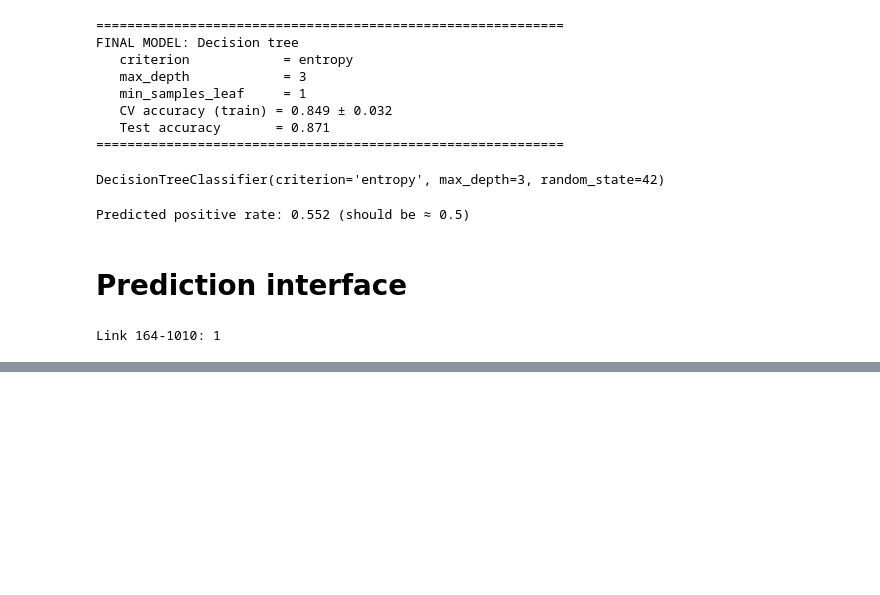
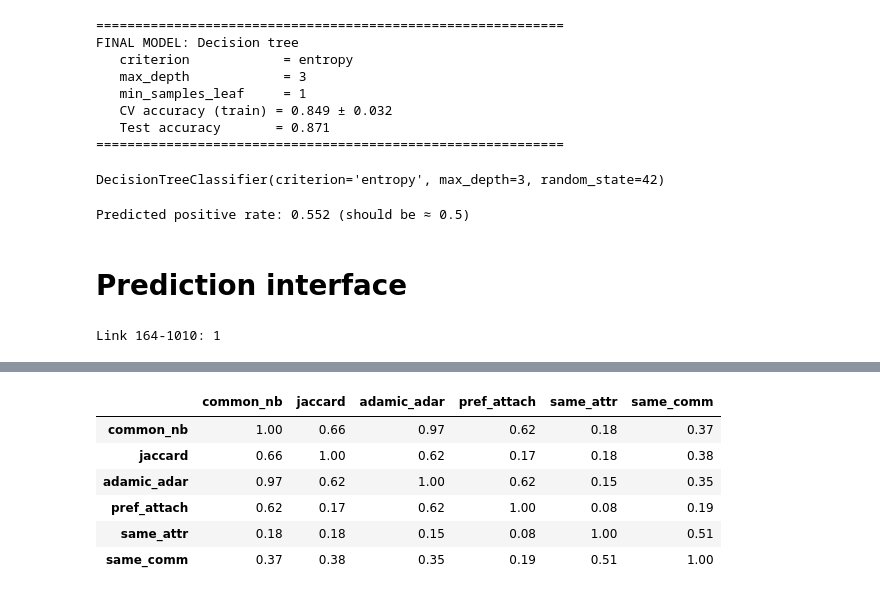
Before and after one commit to jacobgroot/FDS_2, a Jupyter notebook: assignment_2.ipynb, the cells around one changed output, grey strips where cells are left out. Drawn from its saved outputs; the diff is of its cells as text; code cells hidden in the pictures; blank space fills up the shorter version.

```diff
--- a/assignment_2.ipynb
+++ b/assignment_2.ipynb
@@ -419,0 +452,11 @@ Link 164-1010: 1
+# %%
+# Correlation between features (redundancy)
+X.corr().round(2)
+# %% [output]
+|  | common_nb | jaccard | adamic_adar | pref_attach | same_attr | same_comm |
+| common_nb | 1.00 | 0.66 | 0.97 | 0.62 | 0.18 | 0.37 |
+| jaccard | 0.66 | 1.00 | 0.62 | 0.17 | 0.18 | 0.38 |
+| adamic_adar | 0.97 | 0.62 | 1.00 | 0.62 | 0.15 | 0.35 |
+| pref_attach | 0.62 | 0.17 | 0.62 | 1.00 | 0.08 | 0.19 |
+| same_attr | 0.18 | 0.18 | 0.15 | 0.08 | 1.00 | 0.51 |
+| same_comm | 0.37 | 0.38 | 0.35 | 0.19 | 0.51 | 1.00 |
```
Also changed, not shown: parts of 8 cells of this notebook, 1 other file.
